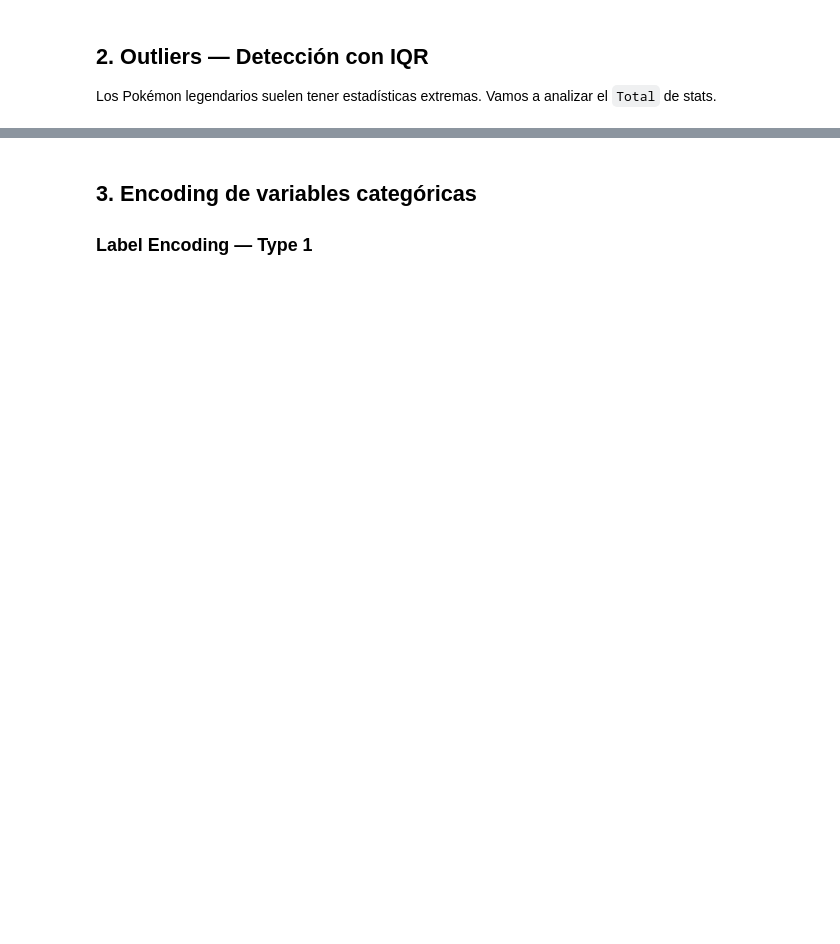
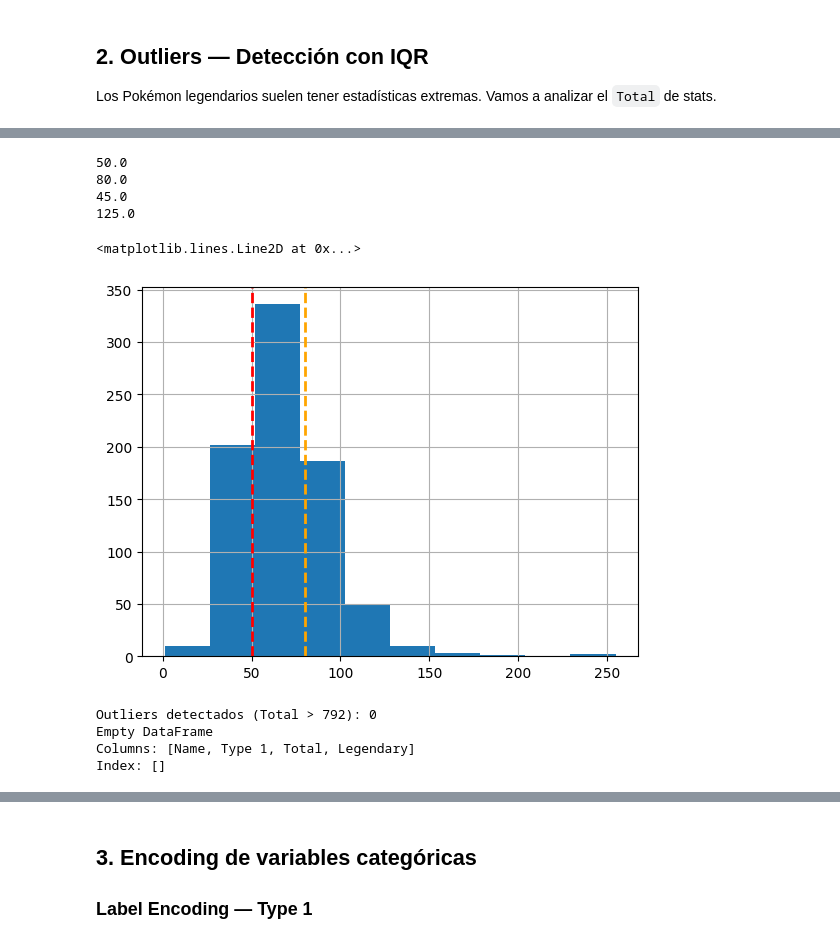
Before and after one commit to diegoalrv/mineria-de-datos, a Jupyter notebook: lab04/lab04_pokemon.ipynb, the cells around one changed output, grey strips where cells are left out. Saved outputs shown, nothing was run; the diff lists cells and outputs as text; code cells hidden in the pictures; blank space fills up the shorter version.

```diff
--- a/lab04/lab04_pokemon.ipynb
+++ b/lab04/lab04_pokemon.ipynb
@@ -77,3 +163,44 @@ print(outliers[["Name", "Type 1", "Total", "Legendary"]].head(10))
+# %%
+col = "HP"
+Q1 = df[col].quantile(0.25)
+Q3 = df[col].quantile(0.75)
+IQR = Q3 - Q1
+limite_superior = Q3 + 1.5 * IQR
+limite_inferior = Q1 - 1.5*IQR
+print(Q1)
+print(Q3)
+print(1.5*IQR)
+print(limite_superior)
+# df[df['HP'] > limite_superior]
+# df[df['HP'] < limite_inferior]
+
+
+fig, ax = plt.subplots()
+df[col].hist(ax=ax)
+# Agregar 3 líneas verticales
+ax.axvline(x=Q1, color='red', linestyle='--', linewidth=2)
+ax.axvline(x=Q3, color='orange', linestyle='--', linewidth=2)
+# %% [output]
+50.0
+80.0
+45.0
+125.0
+<matplotlib.lines.Line2D at 0x...>
+[figure, added]
+# %%
+Q1 = df["Total"].quantile(0.25)
+Q3 = df["Total"].quantile(0.75)
+IQR = Q3 - Q1
+limite_superior = Q3 + 1.5 * IQR
+
+outliers = df[df["Total"] > limite_superior]
+print(f"Outliers detectados (Total > {limite_superior:.0f}): {len(outliers)}")
+print(outliers[["Name", "Type 1", "Total", "Legendary"]].head(10))
+# %% [output]
+Outliers detectados (Total > 792): 0
+Empty DataFrame
+Columns: [Name, Type 1, Total, Legendary]
+Index: []
 # %%
 # Transformación logarítmica para reducir sesgo
 df["Total_log"] = np.log1p(df["Total"])
```
Also changed, not shown: parts of 22 cells of this notebook, 1 other file.
